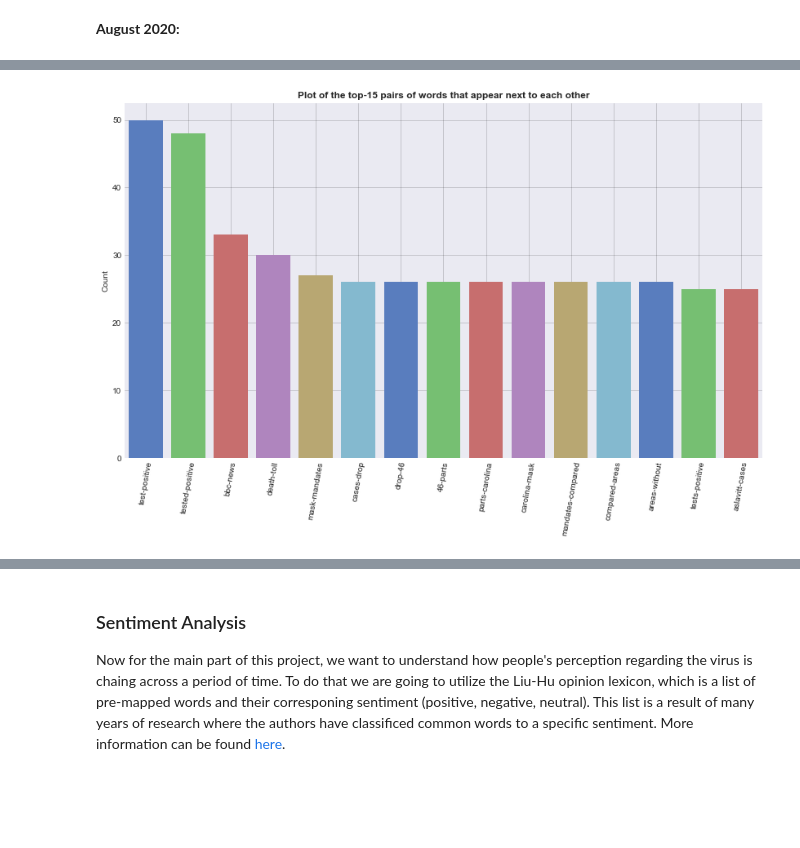
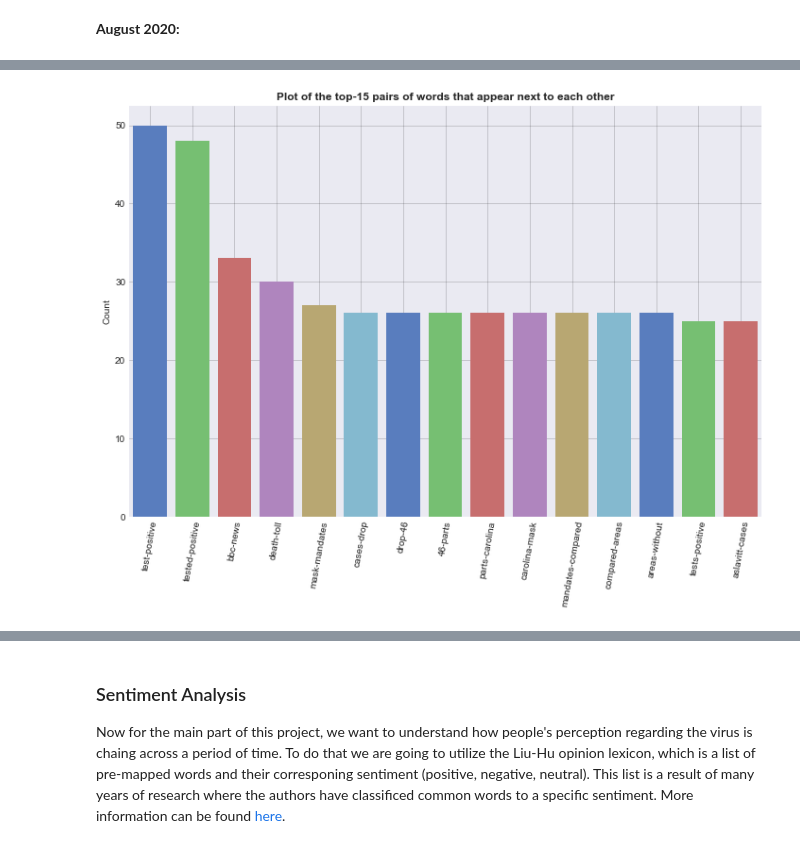
Before and after one commit to gpsyrou/Twitter_Sentiment_Analysis, a Jupyter notebook: jupyter_notebooks/Data_and_Sentiment_Analysis_Covid19_Tweets.ipynb, the cells around one changed output, grey strips where cells are left out. Drawn from its saved outputs; the diff is of its cells as text; code cells hidden in the pictures; blank space fills up the shorter version.

```diff
--- a/jupyter_notebooks/Data_and_Sentiment_Analysis_Covid19_Tweets.ipynb
+++ b/jupyter_notebooks/Data_and_Sentiment_Analysis_Covid19_Tweets.ipynb
@@ -473,8 +480,8 @@ tweets_august.plot_wordcloud(figsize=(12, 8))
 # %%
 bigrams_august = tweets_august.compute_bigrams()
-tweets_august.plot_bigrams(top_n=15, figsize=(14, 8))
+tweets_august.plot_bigrams(top_n=15, figsize=(12, 8))
 # %% [output]
-[figure, old version]
+[figure, new version]
 # %%
 tweets_october = TwitterSentiment(input_df=tweets_df, tweet_column='Tweets_Clean')
 
```
Also changed, not shown: parts of 23 cells of this notebook.
